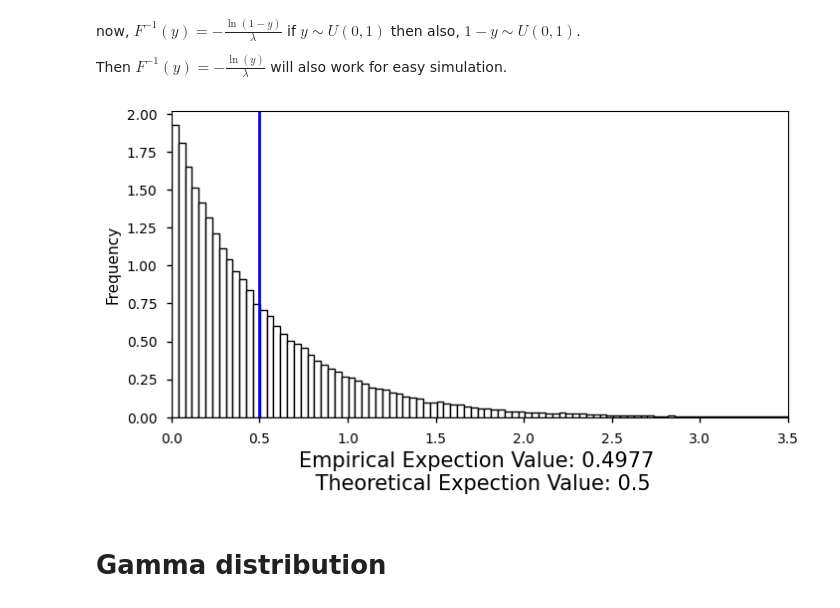
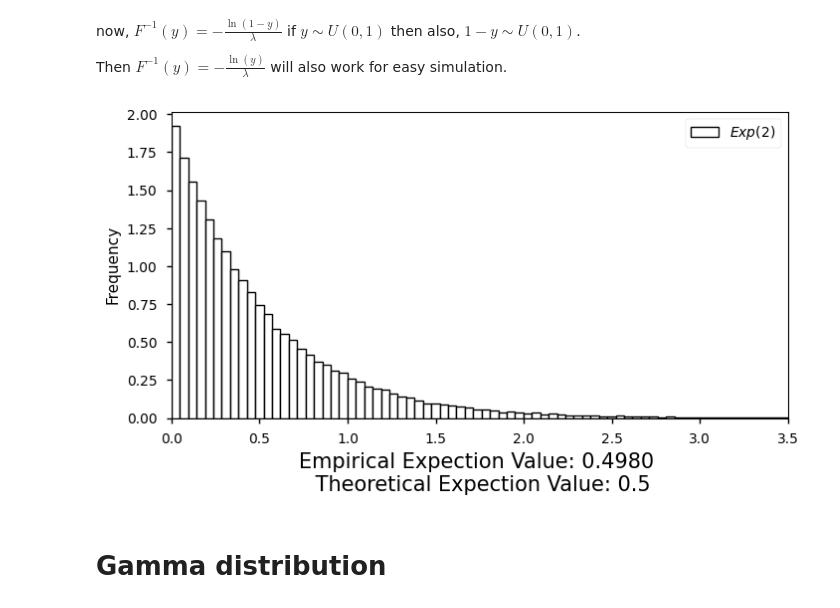
Before and after one commit to AzmainBiswas/Monte_Carlo, a Jupyter notebook: Generating Random Variable/Continuous.ipynb, the cells around one changed output. Saved outputs shown, nothing was run; the diff lists cells and outputs as text; code cells hidden in the pictures.

```diff
--- a/Generating Random Variable/Continuous.ipynb
+++ b/Generating Random Variable/Continuous.ipynb
@@ -48,35 +48,36 @@ Then $F^{-1}(y) = - \frac{\ln(y)}{\lambda}$ will also work for easy simulation.
 # %%
 def INV_CDF_Exp(y, lam):
     return - np.divide(np.log(y), lam)
 
 
 Us = np.random.uniform(size=Number_Of_Simulation)
 random_exp_varable = INV_CDF_Exp(Us, lam)
 
 exp_exptcion = sum(random_exp_varable) / len(random_exp_varable)
 
 plt.figure(figsize=(8, 4))
 # plt.plot(x, Exp_dis(x, lam), color="red", label="$f(X)$")
 plt.hist(
     random_exp_varable,
     color='white',
     #    histtype="step",
     linewidth=1,
     density="norm",
     edgecolor="black",
     bins=150,
-    label="$F^{-1}(u)$",
+    label=r"$Exp(2)$"
 )
-plt.axvline(exp_exptcion, color="blue", linewidth=2)
+# plt.axvline(exp_exptcion, color="r", linewidth=2,label='sample mean')
 plt.xlabel(
     f"Empirical Expection Value: {exp_exptcion:.4f} \n Theoretical Expection Value: {1/lam}",
     fontsize=15,
 )
 plt.ylabel('Frequency')
 plt.xlim([0, 3.5])
+plt.legend()
 plt.show()
 # %% [output]
-[figure, old version]
+[figure, new version]
 # %% [markdown]
 # Gamma distribution
 # %% [markdown]
```
Also changed, not shown: parts of 4 cells of this notebook, 4 other files.
